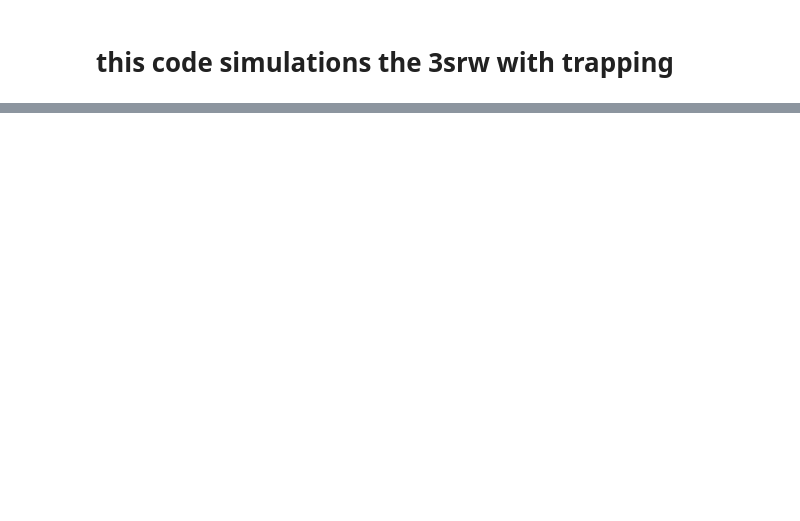
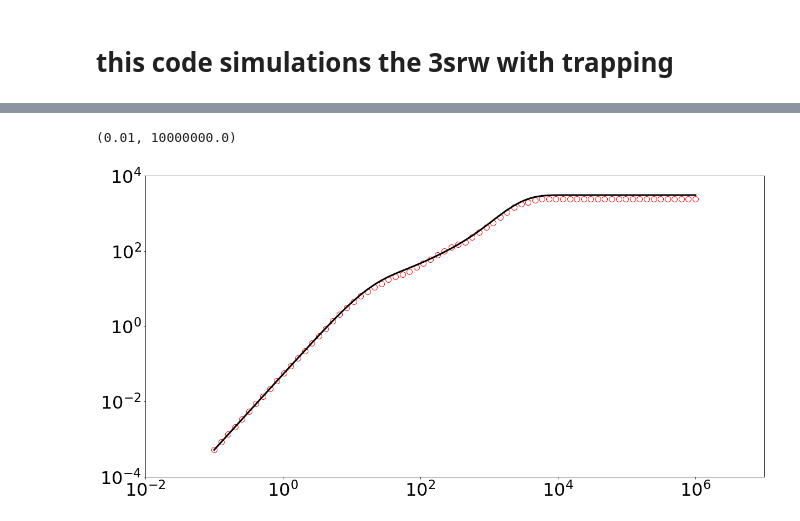
Before and after one commit to jkpierce/rw-diffu, a Jupyter notebook: code/trapping-model.ipynb, the cells around one changed output, grey strips where cells are left out. Drawn from its saved outputs; the diff is of its cells as text; code cells hidden in the pictures; blank space fills up the shorter version.

```diff
--- a/code/trapping-model.ipynb
+++ b/code/trapping-model.ipynb
@@ -170,0 +314,9 @@ plt.loglog(t2,t2**3/(t2**3).min()*val,linestyle='-.',color='black')
+# %%
+plt.loglog(T,X.var(0),'o',color='red',markersize=10,mfc='none')
+plt.loglog(T,cumulantsarb(T,2,k1,k2,kap,v,theta2=0.7),color='black',lw=3)
+
+plt.ylim(1e-4,1e4)
+plt.xlim(1e-2,1e7)
+# %% [output]
+(0.01, 10000000.0)
+[figure, added]
```
Also changed, not shown: parts of 11 cells of this notebook, 37 other files.
